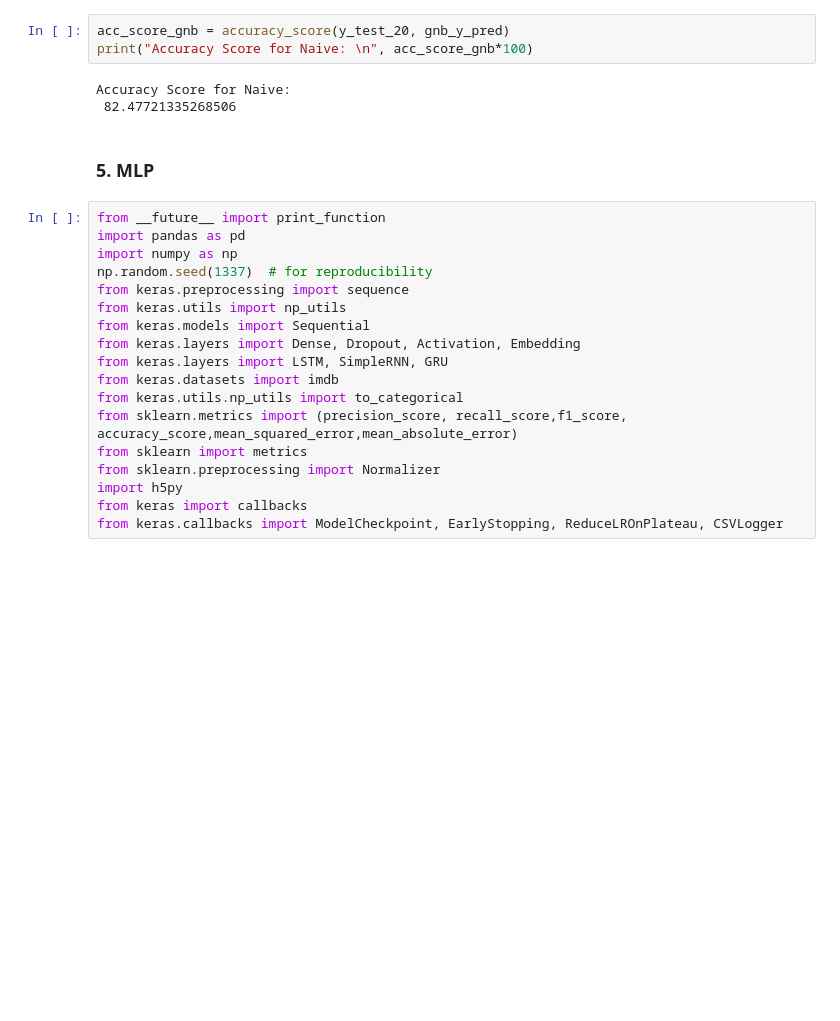
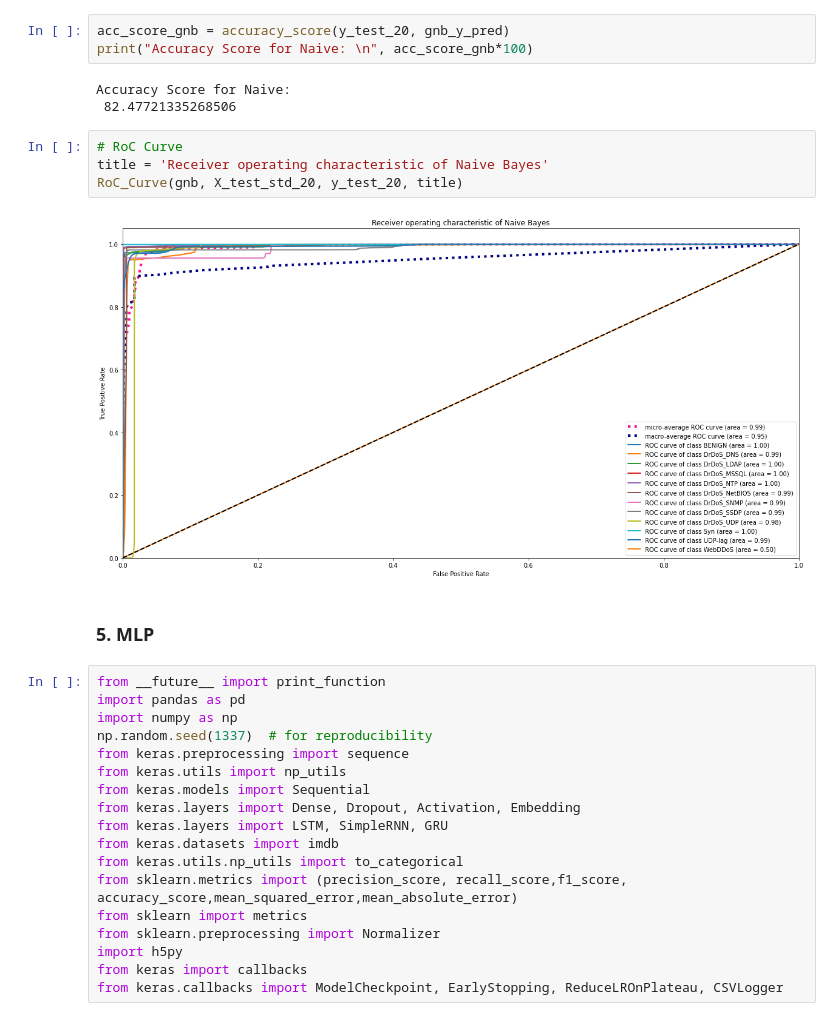
Before and after one commit to somesh636/DDoS_CyberThreat_Detection_AI_ML_Algorithms, a Jupyter notebook: DDoS_ML_AI_TTSData_2.ipynb, the cells around one changed output. Drawn from its saved outputs; the diff is of its cells as text; blank space fills up the shorter version.

```diff
--- a/DDoS_ML_AI_TTSData_2.ipynb
+++ b/DDoS_ML_AI_TTSData_2.ipynb
@@ -587,6 +763,12 @@ print("Accuracy Score for Naive: \n", acc_score_gnb*100)
 # %% [output]
 Accuracy Score for Naive:
  82.47721335268506
+# %%
+# RoC Curve
+title = 'Receiver operating characteristic of Naive Bayes'
+RoC_Curve(gnb, X_test_std_20, y_test_20, title)
+# %% [output]
+[figure, added]
 # %% [markdown]
 ### 5. MLP
 # %%
```
Also changed, not shown: parts of 32 cells of this notebook.
